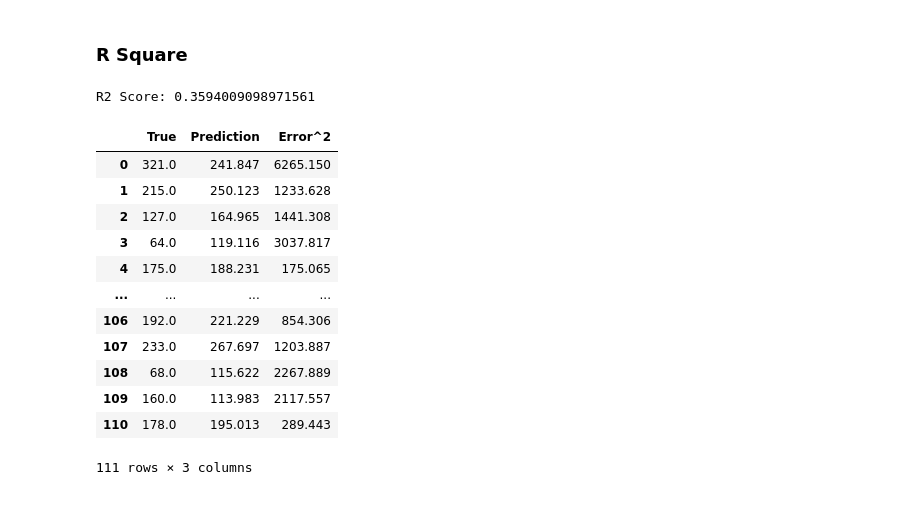
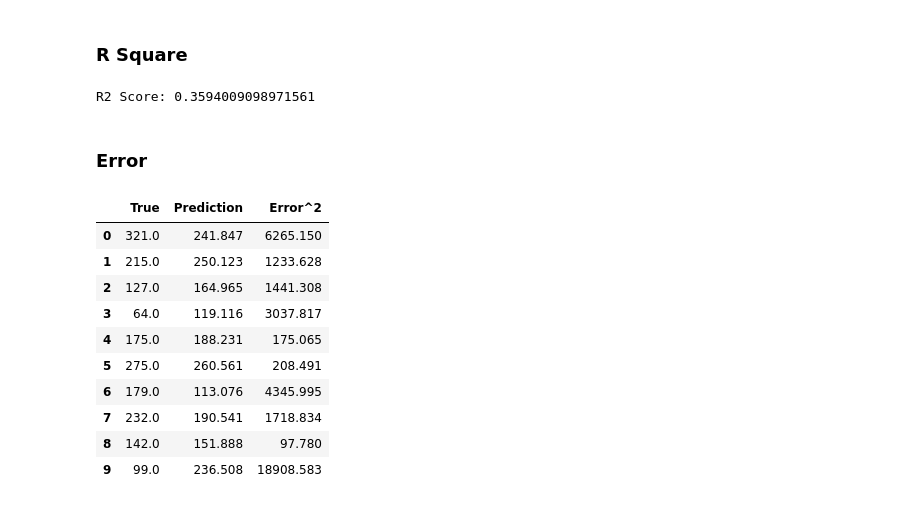
Before and after one commit to modul60stis/dmkm, a Jupyter notebook: python/linear regression/Linear_Regression.ipynb, the cells around one changed output. Cells and saved outputs as stored; diff of their text form; code cells hidden in the pictures.

```diff
--- a/python/linear regression/Linear_Regression.ipynb
+++ b/python/linear regression/Linear_Regression.ipynb
@@ -107,26 +113,26 @@ pd.DataFrame(lst, columns=['Feature', 'Estimated coefficients'])
 | 11 | sex_0.0506801187398187 | -9.945 |
 # %% [markdown]
 ### R Square
+# %%
+y_pred = model.predict(X_test)
+print('R2 Score: {}'.format(r2_score(y_test, y_pred)))
+# %% [output]
+R2 Score: 0.3594009098971561
+# %% [markdown]
+### Error
 # %%
-y_pred = model.predict(X_test)
-
-print('R2 Score: {}'.format(r2_score(y_test, y_pred)))
-
 pd.DataFrame({'True' : y_test,
               'Prediction': np.round(y_pred, 3),
-              'Error^2' : np.round(np.square(y_pred - y_test), 3)}).reset_index(drop=True)
+              'Error^2' : np.round(np.square(y_pred - y_test), 3)}).reset_index(drop=True).head(10)
 # %% [output]
-R2 Score: 0.3594009098971561
 |  | True | Prediction | Error^2 |
 | 0 | 321.0 | 241.847 | 6265.150 |
 | 1 | 215.0 | 250.123 | 1233.628 |
 | 2 | 127.0 | 164.965 | 1441.308 |
 | 3 | 64.0 | 119.116 | 3037.817 |
 | 4 | 175.0 | 188.231 | 175.065 |
-| ... | ... | ... | ... |
-| 106 | 192.0 | 221.229 | 854.306 |
-| 107 | 233.0 | 267.697 | 1203.887 |
-| 108 | 68.0 | 115.622 | 2267.889 |
-| 109 | 160.0 | 113.983 | 2117.557 |
-| 110 | 178.0 | 195.013 | 289.443 |
+| 5 | 275.0 | 260.561 | 208.491 |
+| 6 | 179.0 | 113.076 | 4345.995 |
+| 7 | 232.0 | 190.541 | 1718.834 |
+| 8 | 142.0 | 151.888 | 97.780 |
+| 9 | 99.0 | 236.508 | 18908.583 |
-111 rows × 3 columns
```
Also changed, not shown: parts of 12 cells of this notebook, 5 other files.
